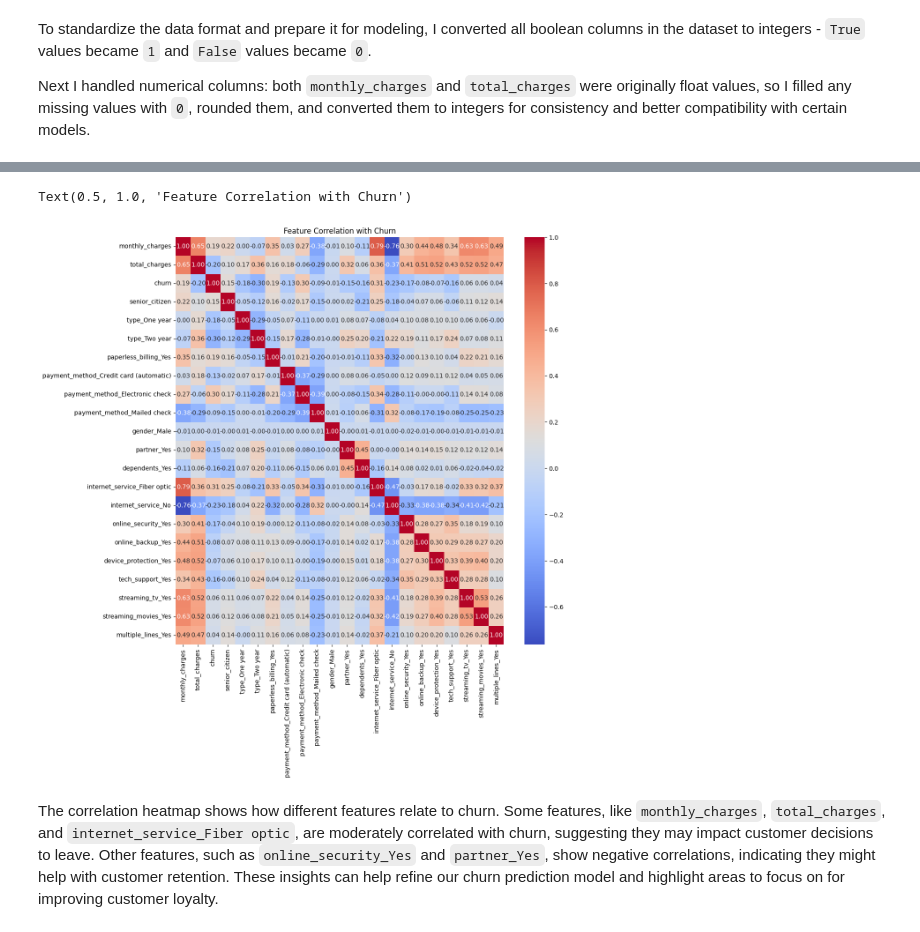
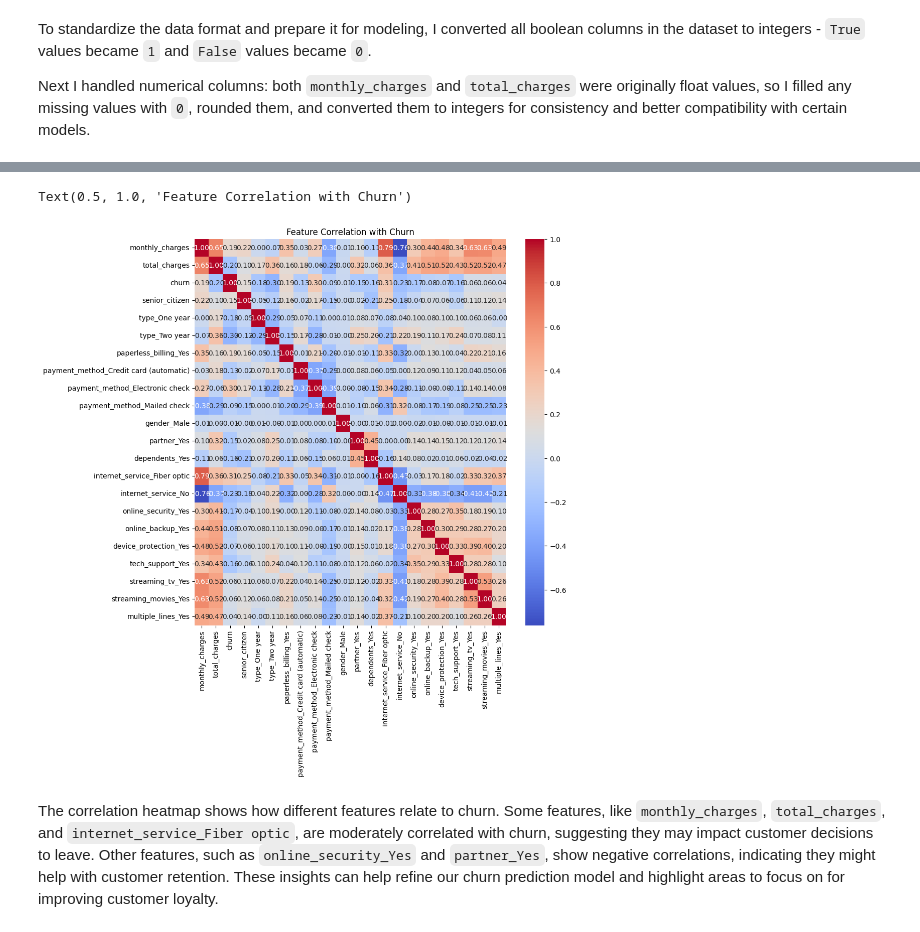
Before and after one commit to jeelfaldu7/customer_churn_forecasting_for_interconnect, a Jupyter notebook: notebook.ipynb, the cells around one changed output, grey strips where cells are left out. Cells and saved outputs as stored; diff of their text form; code cells hidden in the pictures.

```diff
--- a/notebook.ipynb
+++ b/notebook.ipynb
@@ -570,13 +570,13 @@ memory usage: 851.5+ KB
 # %%
 df_corr = final.copy()
 
 # Create a heatmap showing correlation between numerical features
-plt.figure(figsize=(12, 12))
+plt.figure(figsize=(10,10))
 sns.heatmap(df_corr.corr(numeric_only=True), annot=True, fmt='.2f', cmap='coolwarm')
 plt.title('Feature Correlation with Churn')
 # %% [output]
 Text(0.5, 1.0, 'Feature Correlation with Churn')
-[figure, old version]
+[figure, new version]
 # %% [markdown]
 The correlation heatmap shows how different features relate to churn. Some features, like `monthly_charges`, `total_charges`, and `internet_service_Fiber optic`, are moderately correlated with churn, suggesting they may impact customer decisions to leave. Other features, such as `online_security_Yes` and `partner_Yes`, show negative correlations, indicating they might help with customer retention. These insights can help refine our churn prediction model and highlight areas to focus on for improving customer loyalty.
 # %% [markdown]
```
Also changed, not shown: parts of 6 cells of this notebook, 3 other files.
